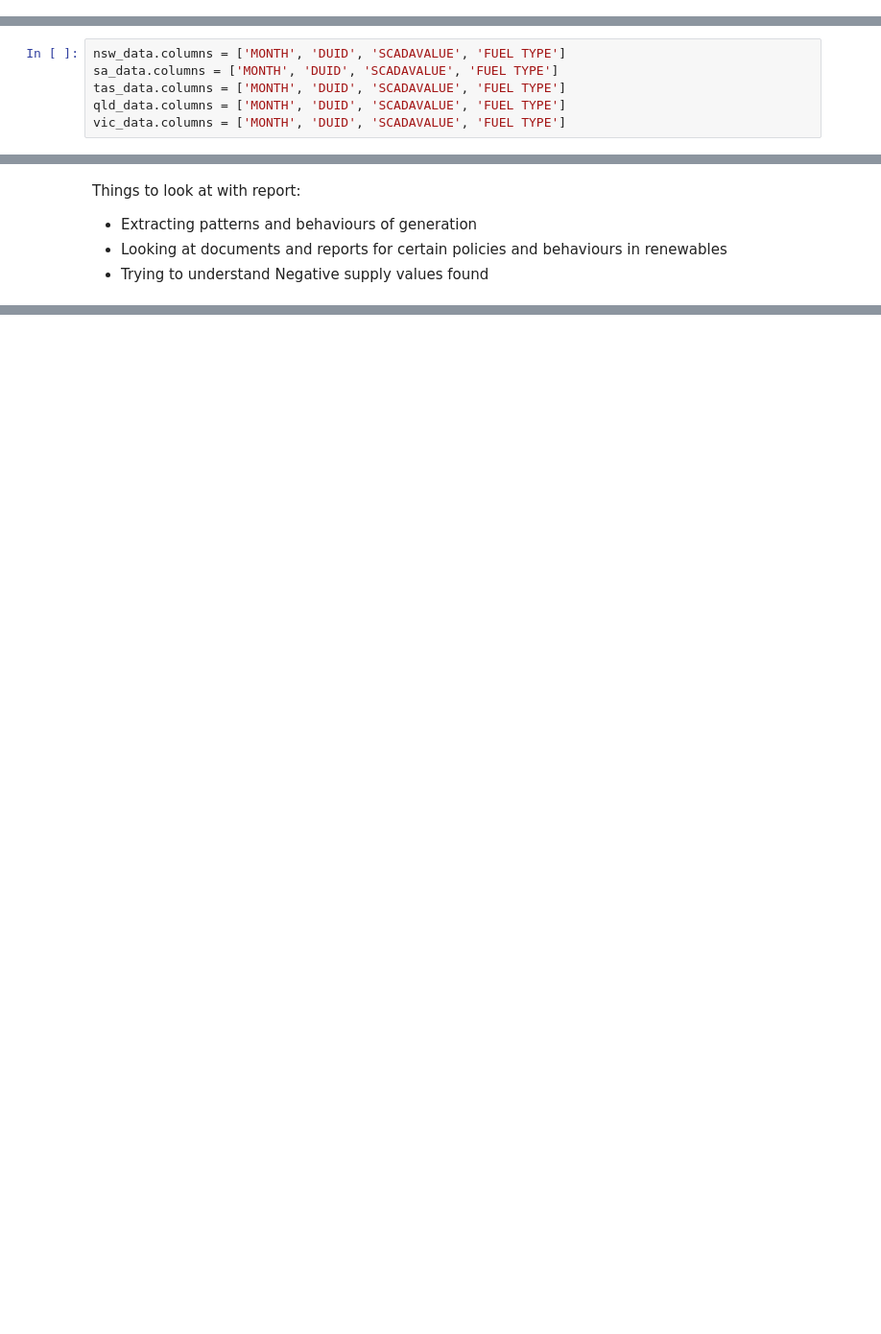
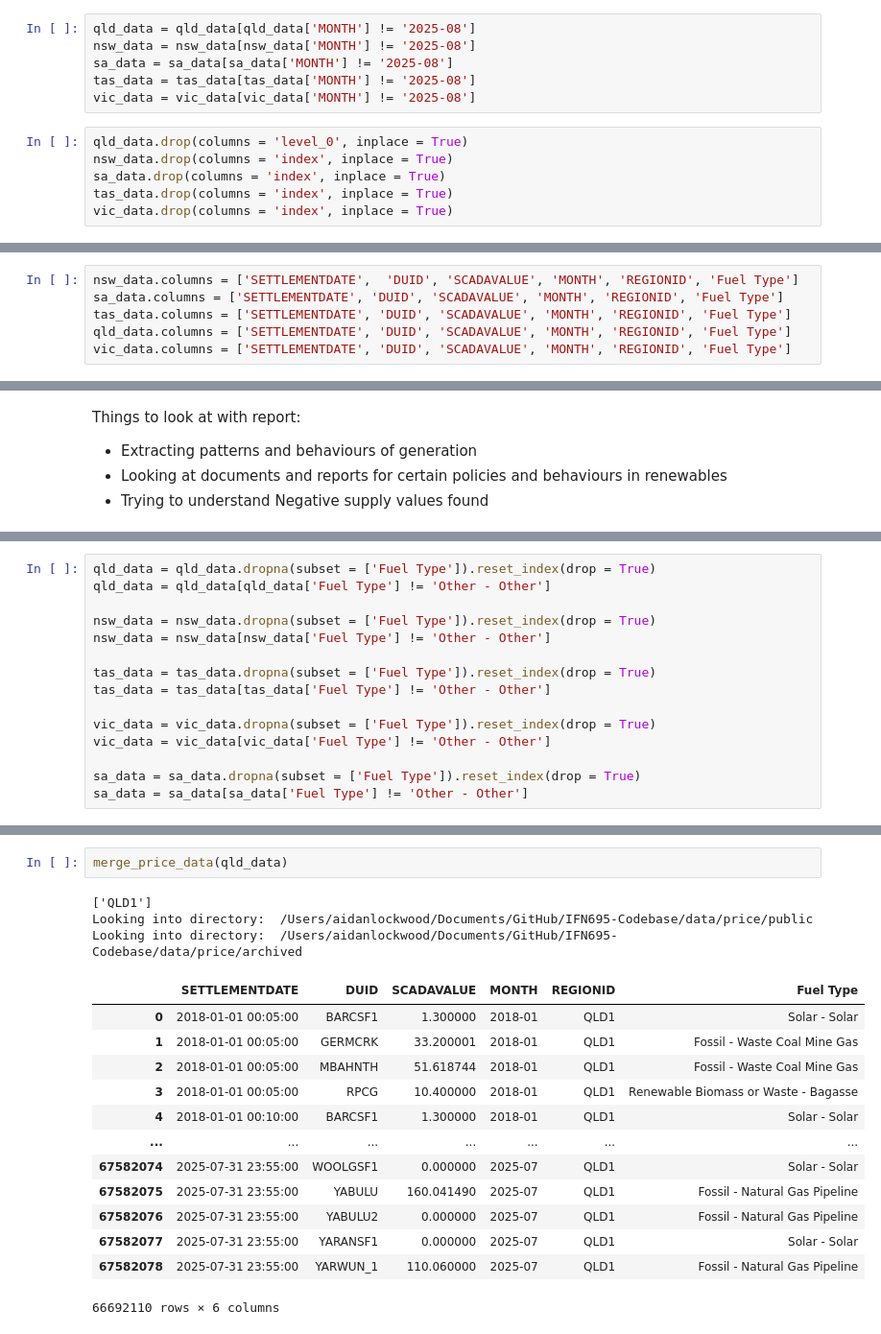
Before and after one commit to aidanlockwood20/IFN695-Codebase, a Jupyter notebook: report.ipynb, the cells around one changed output, grey strips where cells are left out. Shown at 96% size. Saved outputs shown, nothing was run; the diff lists cells and outputs as text; blank space fills up the shorter version.

Commit message:
Added Price Data

```diff
--- a/report.ipynb
+++ b/report.ipynb
@@ -219,3 +198,15 @@ for dataset in nem_datasets:
 qld_data.reset_index(drop = False, inplace = True)
 # %%
 qld_data = qld_data.drop(columns = 'index')
+# %%
+qld_data = qld_data[qld_data['MONTH'] != '2025-08']
+nsw_data = nsw_data[nsw_data['MONTH'] != '2025-08']
+sa_data = sa_data[sa_data['MONTH'] != '2025-08']
+tas_data = tas_data[tas_data['MONTH'] != '2025-08']
+vic_data = vic_data[vic_data['MONTH'] != '2025-08']
+# %%
+qld_data.drop(columns = 'level_0', inplace = True)
+nsw_data.drop(columns = 'index', inplace = True)
+sa_data.drop(columns = 'index', inplace = True)
+tas_data.drop(columns = 'index', inplace = True)
+vic_data.drop(columns = 'index', inplace = True)
@@ -222,7 +230,7 @@ qld_data = qld_data.drop(columns = 'index')
 # %%
-nsw_data.columns = ['MONTH', 'DUID', 'SCADAVALUE', 'FUEL TYPE']
-sa_data.columns = ['MONTH', 'DUID', 'SCADAVALUE', 'FUEL TYPE']
-tas_data.columns = ['MONTH', 'DUID', 'SCADAVALUE', 'FUEL TYPE']
-qld_data.columns = ['MONTH', 'DUID', 'SCADAVALUE', 'FUEL TYPE']
-vic_data.columns = ['MONTH', 'DUID', 'SCADAVALUE', 'FUEL TYPE']
+nsw_data.columns = ['SETTLEMENTDATE',  'DUID', 'SCADAVALUE', 'MONTH', 'REGIONID', 'Fuel Type']
+sa_data.columns = ['SETTLEMENTDATE', 'DUID', 'SCADAVALUE', 'MONTH', 'REGIONID', 'Fuel Type']
+tas_data.columns = ['SETTLEMENTDATE', 'DUID', 'SCADAVALUE', 'MONTH', 'REGIONID', 'Fuel Type']
+qld_data.columns = ['SETTLEMENTDATE', 'DUID', 'SCADAVALUE', 'MONTH', 'REGIONID', 'Fuel Type']
+vic_data.columns = ['SETTLEMENTDATE', 'DUID', 'SCADAVALUE', 'MONTH', 'REGIONID', 'Fuel Type']
 # %%
@@ -657,0 +789,15 @@ Things to look at with report:
+# %%
+qld_data = qld_data.dropna(subset = ['Fuel Type']).reset_index(drop = True)
+qld_data = qld_data[qld_data['Fuel Type'] != 'Other - Other']
+
+nsw_data = nsw_data.dropna(subset = ['Fuel Type']).reset_index(drop = True)
+nsw_data = nsw_data[nsw_data['Fuel Type'] != 'Other - Other']
+
+tas_data = tas_data.dropna(subset = ['Fuel Type']).reset_index(drop = True)
+tas_data = tas_data[tas_data['Fuel Type'] != 'Other - Other']
+
+vic_data = vic_data.dropna(subset = ['Fuel Type']).reset_index(drop = True)
+vic_data = vic_data[vic_data['Fuel Type'] != 'Other - Other']
+
+sa_data = sa_data.dropna(subset = ['Fuel Type']).reset_index(drop = True)
+sa_data = sa_data[sa_data['Fuel Type'] != 'Other - Other']
@@ -657,0 +890,19 @@ Things to look at with report:
+# %%
+merge_price_data(qld_data)
+# %% [output]
+['QLD1']
+Looking into directory:  /Users/aidanlockwood/Documents/GitHub/IFN695-Codebase/data/price/public
+Looking into directory:  /Users/aidanlockwood/Documents/GitHub/IFN695-Codebase/data/price/archived
+|  | SETTLEMENTDATE | DUID | SCADAVALUE | MONTH | REGIONID | Fuel Type |
+| 0 | 2018-01-01 00:05:00 | BARCSF1 | 1.300000 | 2018-01 | QLD1 | Solar - Solar |
+| 1 | 2018-01-01 00:05:00 | GERMCRK | 33.200001 | 2018-01 | QLD1 | Fossil - Waste Coal Mine Gas |
+| 2 | 2018-01-01 00:05:00 | MBAHNTH | 51.618744 | 2018-01 | QLD1 | Fossil - Waste Coal Mine Gas |
+| 3 | 2018-01-01 00:05:00 | RPCG | 10.400000 | 2018-01 | QLD1 | Renewable Biomass or Waste - Bagasse |
+| 4 | 2018-01-01 00:10:00 | BARCSF1 | 1.300000 | 2018-01 | QLD1 | Solar - Solar |
+| ... | ... | ... | ... | ... | ... | ... |
+| 67582074 | 2025-07-31 23:55:00 | WOOLGSF1 | 0.000000 | 2025-07 | QLD1 | Solar - Solar |
+| 67582075 | 2025-07-31 23:55:00 | YABULU | 160.041490 | 2025-07 | QLD1 | Fossil - Natural Gas Pipeline |
+| 67582076 | 2025-07-31 23:55:00 | YABULU2 | 0.000000 | 2025-07 | QLD1 | Fossil - Natural Gas Pipeline |
+| 67582077 | 2025-07-31 23:55:00 | YARANSF1 | 0.000000 | 2025-07 | QLD1 | Solar - Solar |
+| 67582078 | 2025-07-31 23:55:00 | YARWUN_1 | 110.060000 | 2025-07 | QLD1 | Fossil - Natural Gas Pipeline |
+66692110 rows × 6 columns
```
Also changed, not shown: parts of 47 cells of this notebook, 6 other files.
